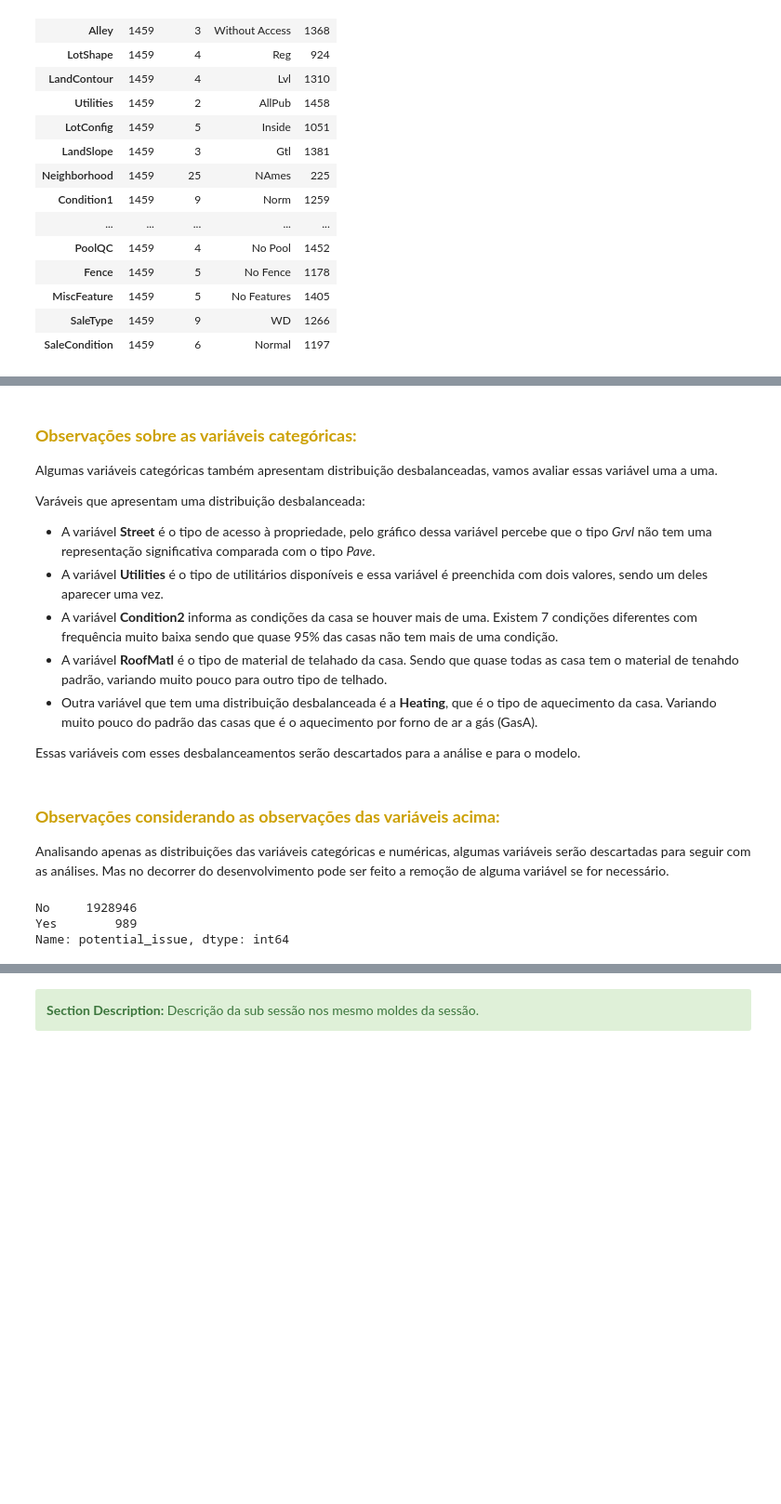
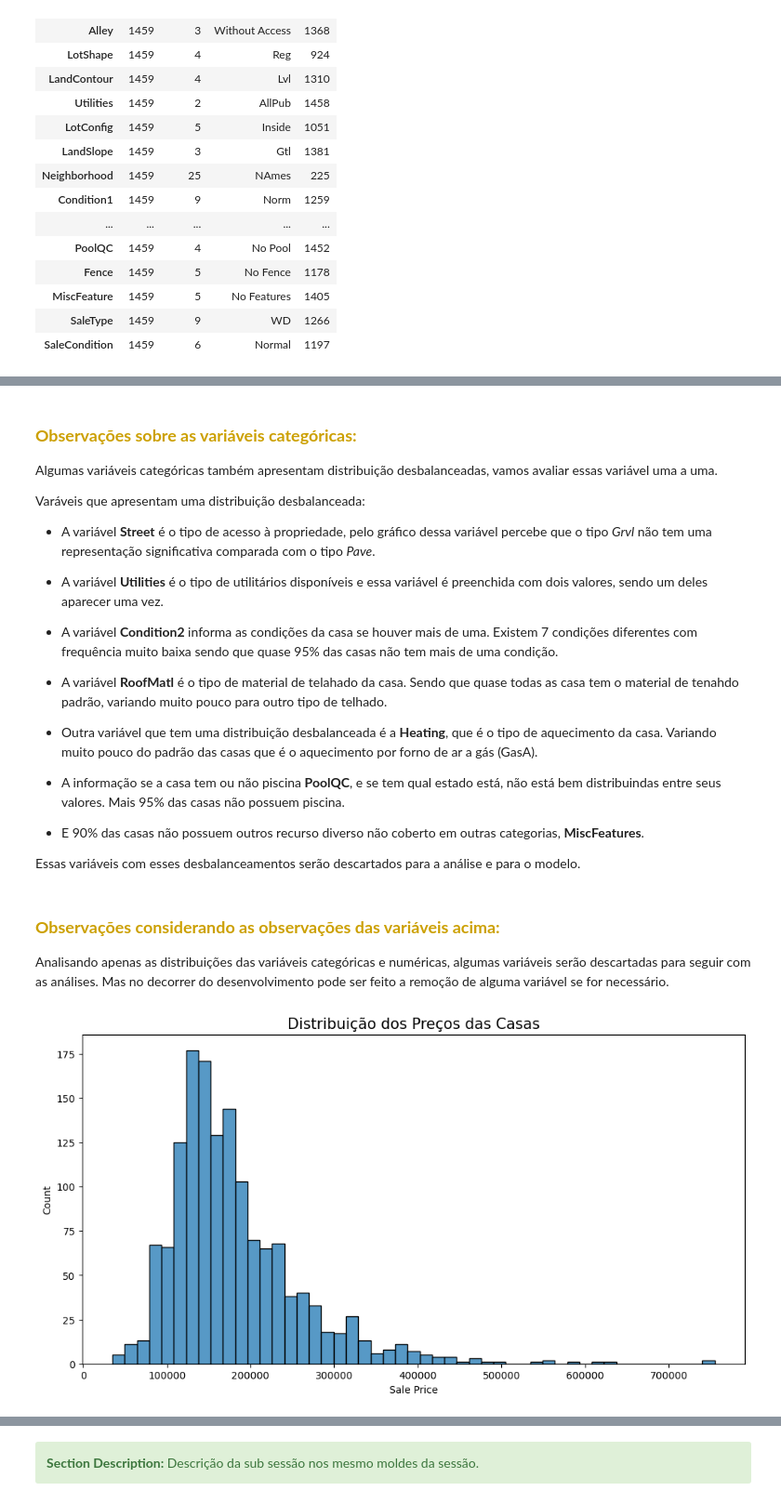
Before and after one commit to anamariapego/House_Price_Predicition, a Jupyter notebook: 01-CodigoFonte/01-EngenhariaDeDados/House_Price_Prediction.ipynb, the cells around one changed output, grey strips where cells are left out. Shown at 93% size. Saved outputs shown, nothing was run; the diff lists cells and outputs as text; code cells hidden in the pictures; blank space fills up the shorter version.

```diff
--- a/01-CodigoFonte/01-EngenhariaDeDados/House_Price_Prediction.ipynb
+++ b/01-CodigoFonte/01-EngenhariaDeDados/House_Price_Prediction.ipynb
@@ -453,5 +480,9 @@ Varáveis que apresentam uma distribuição desbalanceada:
 * A variável **RoofMatl** é o tipo de material de telahado da casa. Sendo que quase todas as casa tem o material de tenahdo padrão, variando muito pouco para outro tipo de telhado.
 * Outra variável que tem uma distribuição desbalanceada é a **Heating**, que é o tipo de aquecimento da casa. Variando muito pouco do padrão das casas que é o aquecimento por forno de ar a gás (GasA).
 
+* A informação se a casa tem ou não piscina **PoolQC**, e se tem qual estado está, não está bem distribuindas entre seus valores. Mais 95% das casas não possuem piscina.
+
+* E 90% das casas não possuem outros recurso diverso não coberto em outras categorias, **MiscFeatures**.
+
 
 Essas variáveis com esses desbalanceamentos serão descartados para a análise e para o modelo.
@@ -459,18 +495,14 @@ Essas variáveis com esses desbalanceamentos serão descartados para a análise
 <h3 style="color: #cca002"><strong>Observações considerando as observações das variáveis acima:</strong></h3>
 
 Analisando apenas as distribuições das variáveis categóricas e numéricas, algumas variáveis serão descartadas para seguir com as análises. Mas no decorrer do desenvolvimento pode ser feito a remoção de alguma variável se for necessário.
-# %%
-# Estatística descritiva
-
-faixa de preço
-Preço x Localidade (Neighborhood)
-
-SaleCondition: Condição de venda x SaleType: Tipo de venda
-preco x algumas caracteristica da casa(quartos, banheiros...)
-preco x nota de avaliação, se tiver
-preco de casa ao decorrer dos anos
-frequencia de dados cat e numero em relação ao preco
-# %% [output]
-No     1928946
-Yes        989
-Name: potential_issue, dtype: int64
+# %%
+# Histograma da faixa de preço daS casas
+
+plt.figure(figsize=(12,6))
+sns.histplot(price_house_analytics.SalePrice)
+plt.xlabel('Sale Price')
+plt.ylabel('Count')
+plt.title('Distribuição dos Preços das Casas', size = 15)
+plt.show()
+# %% [output]
+[figure, added]
```
Also changed, not shown: parts of 60 cells of this notebook.
